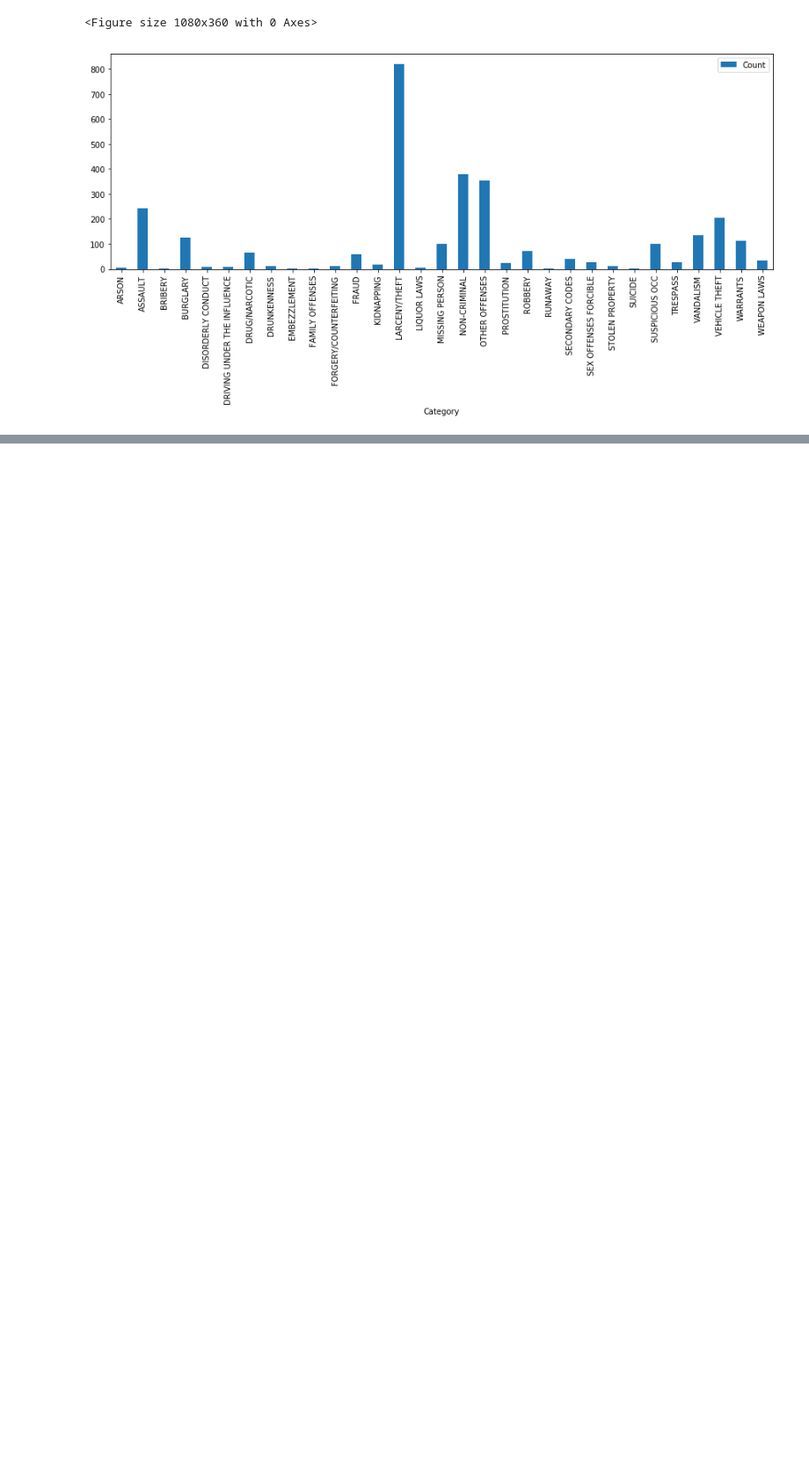
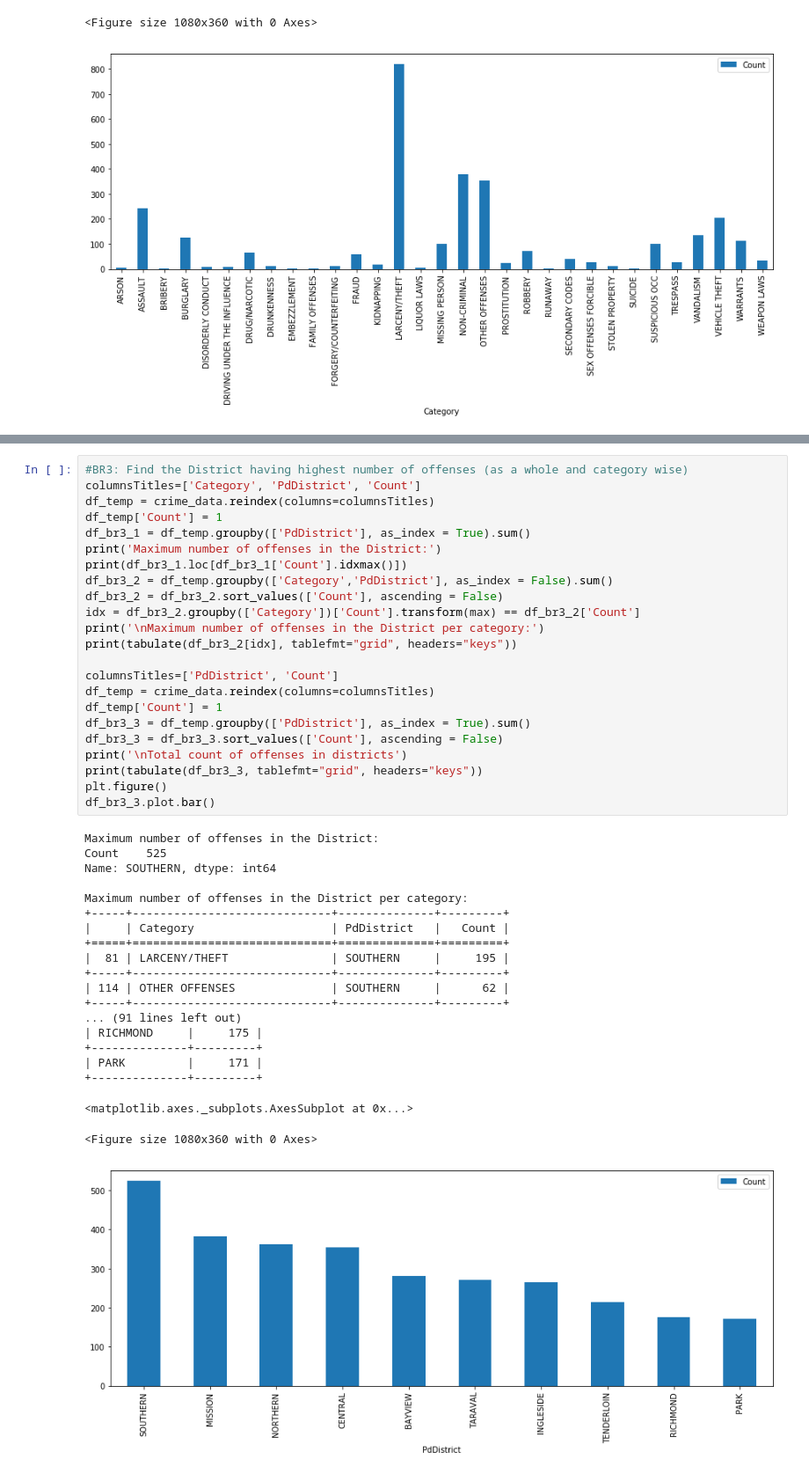
Before and after one commit to sandeepkundala/data-analytics, a Jupyter notebook: Monitoring Analytics/Crime_Monitoring.ipynb, the cells around one changed output, grey strips where cells are left out. Shown: that part at 88% size. Saved outputs shown, nothing was run; the diff lists cells and outputs as text; blank space fills up the shorter version.

```diff
--- a/Monitoring Analytics/Crime_Monitoring.ipynb
+++ b/Monitoring Analytics/Crime_Monitoring.ipynb
@@ -61,0 +95,44 @@ print(tabulate(df_br1, tablefmt="grid", headers="keys"))
+# %%
+#BR3: Find the District having highest number of offenses (as a whole and category wise)
+columnsTitles=['Category', 'PdDistrict', 'Count']
+df_temp = crime_data.reindex(columns=columnsTitles)
+df_temp['Count'] = 1
+df_br3_1 = df_temp.groupby(['PdDistrict'], as_index = True).sum()
+print('Maximum number of offenses in the District:')
+print(df_br3_1.loc[df_br3_1['Count'].idxmax()])
+df_br3_2 = df_temp.groupby(['Category','PdDistrict'], as_index = False).sum()
+df_br3_2 = df_br3_2.sort_values(['Count'], ascending = False)
+idx = df_br3_2.groupby(['Category'])['Count'].transform(max) == df_br3_2['Count']
+print('\nMaximum number of offenses in the District per category:')
+print(tabulate(df_br3_2[idx], tablefmt="grid", headers="keys"))
+
+columnsTitles=['PdDistrict', 'Count']
+df_temp = crime_data.reindex(columns=columnsTitles)
+df_temp['Count'] = 1
+df_br3_3 = df_temp.groupby(['PdDistrict'], as_index = True).sum()
+df_br3_3 = df_br3_3.sort_values(['Count'], ascending = False)
+print('\nTotal count of offenses in districts')
+print(tabulate(df_br3_3, tablefmt="grid", headers="keys"))
+plt.figure()
+df_br3_3.plot.bar()
+# %% [output]
+Maximum number of offenses in the District:
+Count    525
+Name: SOUTHERN, dtype: int64
+
+Maximum number of offenses in the District per category:
++-----+-----------------------------+--------------+---------+
+|     | Category                    | PdDistrict   |   Count |
++=====+=============================+==============+=========+
+|  81 | LARCENY/THEFT               | SOUTHERN     |     195 |
++-----+-----------------------------+--------------+---------+
+| 114 | OTHER OFFENSES              | SOUTHERN     |      62 |
++-----+-----------------------------+--------------+---------+
+... (91 lines left out)
+| RICHMOND     |     175 |
++--------------+---------+
+| PARK         |     171 |
++--------------+---------+
+<matplotlib.axes._subplots.AxesSubplot at 0x...>
+<Figure size 1080x360 with 0 Axes>
+[figure, added]
```
Also changed, not shown: parts of 4 cells of this notebook.
